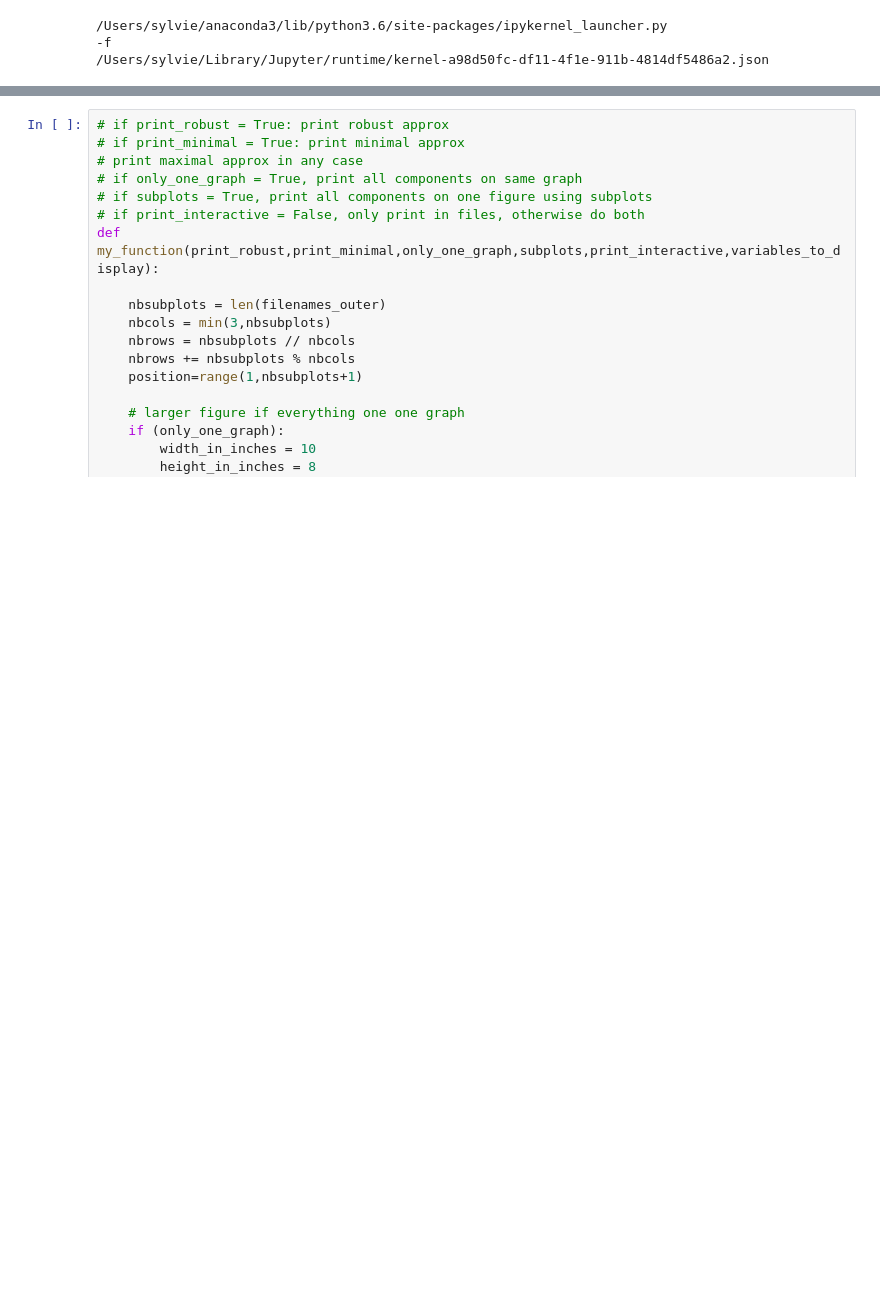
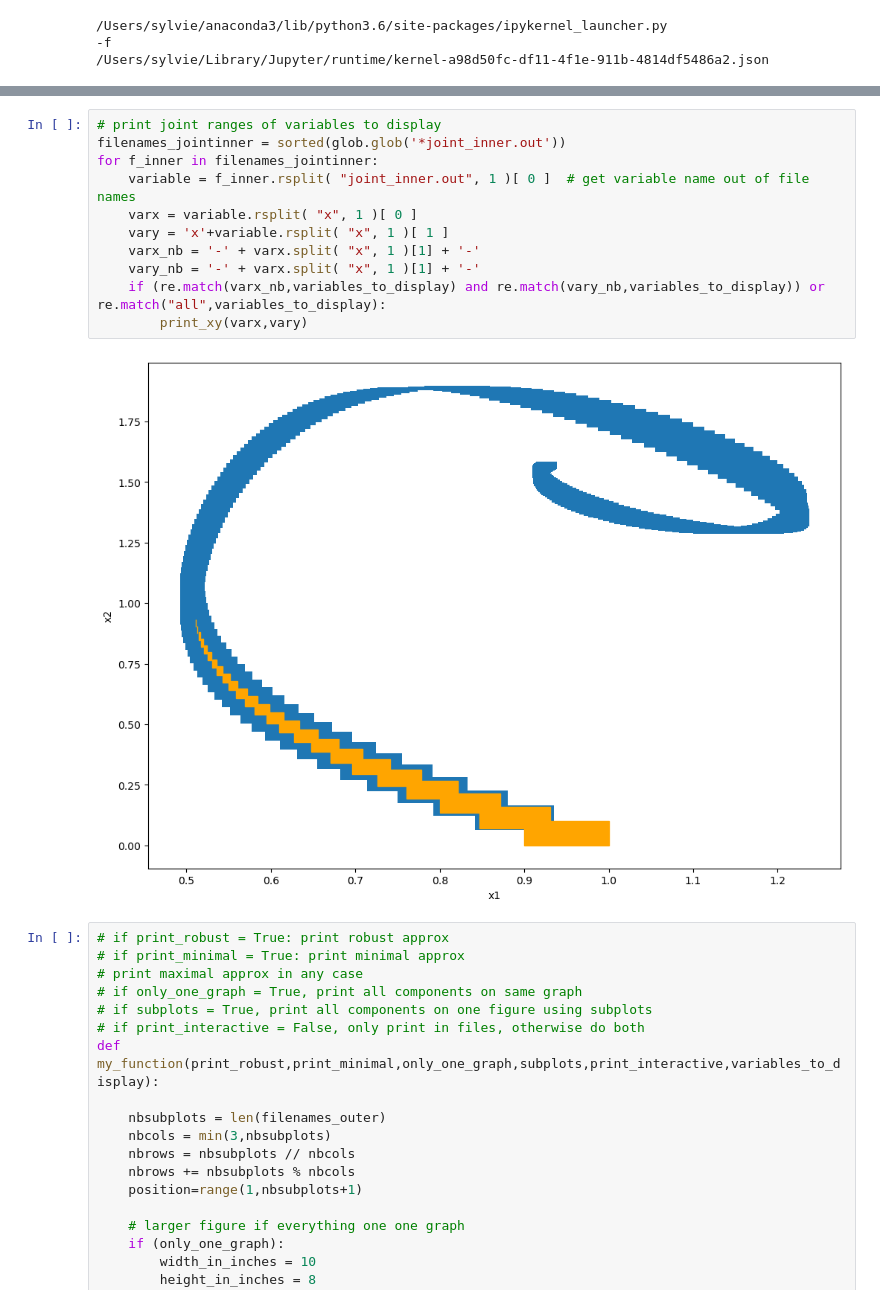
Before and after one commit to sputot/RINO, a Jupyter notebook: GUI/Visu_output.ipynb, the cells around one changed output, grey strips where cells are left out. Drawn from its saved outputs; the diff is of its cells as text; blank space fills up the shorter version.

Commit message:
Joint range

```diff
--- a/GUI/Visu_output.ipynb
+++ b/GUI/Visu_output.ipynb
@@ -92,3 +92,16 @@ FileNotFoundError: [Errno 2] No such file or directory: 'x1inner_joint.out'
+# %%
+# print joint ranges of variables to display
+filenames_jointinner = sorted(glob.glob('*joint_inner.out'))
+for f_inner in filenames_jointinner:
+    variable = f_inner.rsplit( "joint_inner.out", 1 )[ 0 ]  # get variable name out of file names
+    varx = variable.rsplit( "x", 1 )[ 0 ]
+    vary = 'x'+variable.rsplit( "x", 1 )[ 1 ]
+    varx_nb = '-' + varx.split( "x", 1 )[1] + '-'
+    vary_nb = '-' + varx.split( "x", 1 )[1] + '-'
+    if (re.match(varx_nb,variables_to_display) and re.match(vary_nb,variables_to_display)) or re.match("all",variables_to_display):
+        print_xy(varx,vary)
+# %% [output]
+[figure, added]
 # %%
 # if print_robust = True: print robust approx
 # if print_minimal = True: print minimal approx
```
Also changed, not shown: parts of 8 cells of this notebook, 1 other file.
